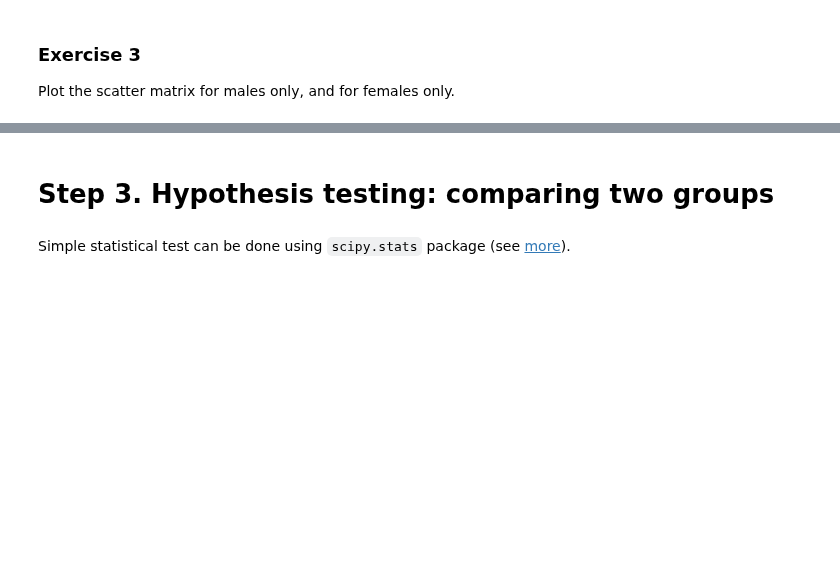
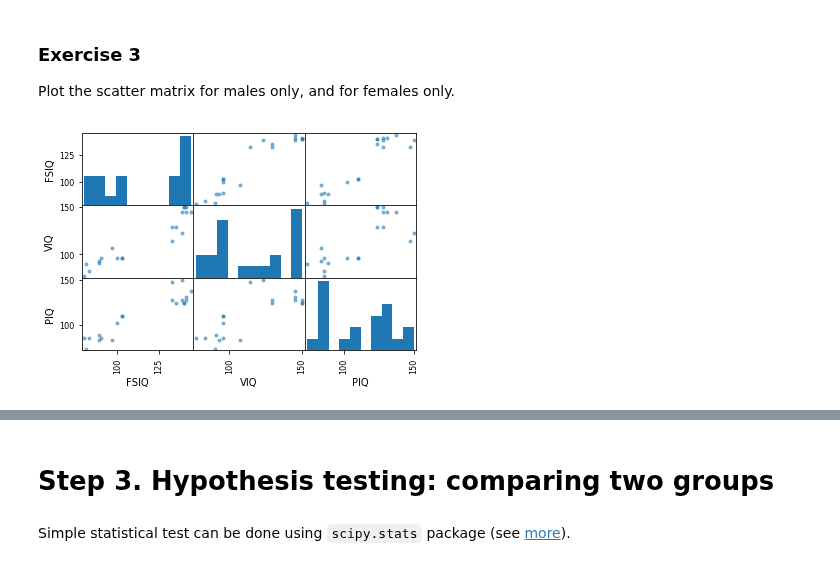
Before and after one commit to frolovconst/advstat-labs, a Jupyter notebook: Lab01/Lab01.ipynb, the cells around one changed output, grey strips where cells are left out. Drawn from its saved outputs; the diff is of its cells as text; code cells hidden in the pictures; blank space fills up the shorter version.

```diff
--- a/Lab01/Lab01.ipynb
+++ b/Lab01/Lab01.ipynb
@@ -235,5 +238,9 @@ plt.show()
 Plot the scatter matrix for males only, and for females only.
 # %%
 # scatter matrix for males
+scatter_matrix(data[data['Gender']=='Male'][['FSIQ', 'VIQ', 'PIQ']])
+plt.show()
+# %% [output]
+[figure, added]
 # %%
 # scatter matrix for females
```
Also changed, not shown: parts of 18 cells of this notebook.
